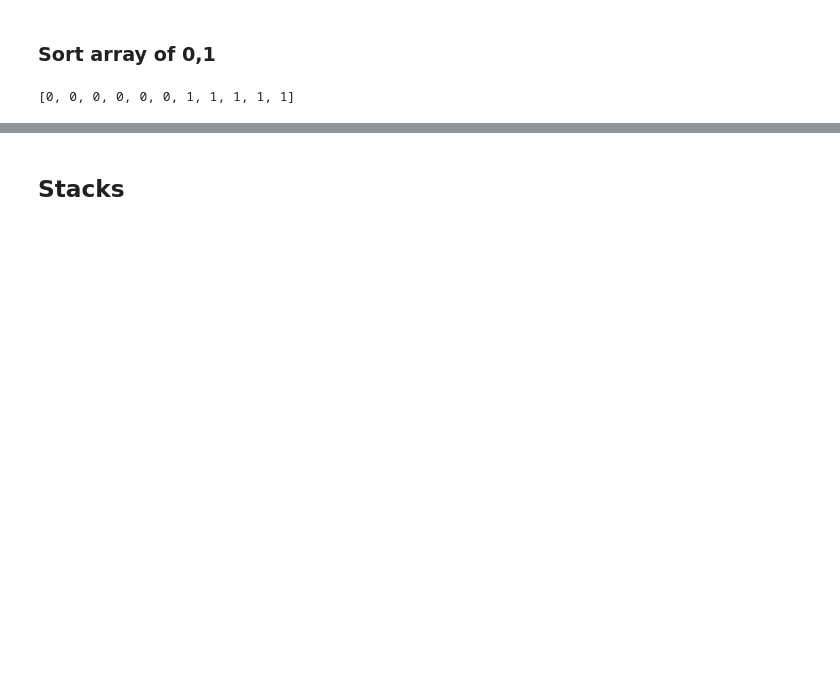
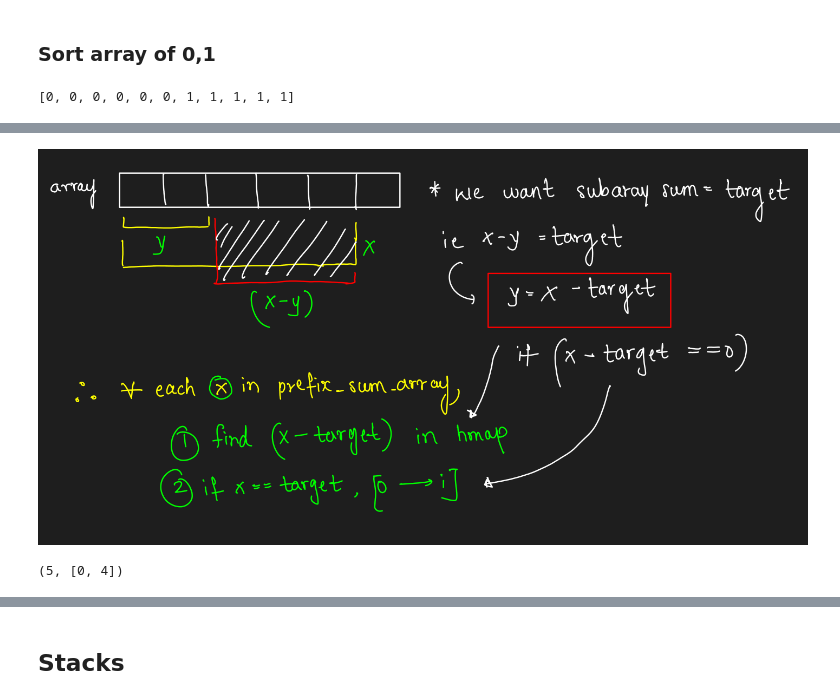
Before and after one commit to AshishSalaskar1/DS_Algo_Playground, a Jupyter notebook: Track/1Neuron_DSA.ipynb, the cells around one changed output, grey strips where cells are left out. Cells and saved outputs as stored; diff of their text form; code cells hidden in the pictures; blank space fills up the shorter version.

```diff
--- a/Track/1Neuron_DSA.ipynb
+++ b/Track/1Neuron_DSA.ipynb
@@ -78,0 +173,4 @@ Q> Why swap(hi--,mid), swap(lo++,mid++)
+# %%
+display(Image.open('src/max_len_subarray_sum.png'))
+# %% [output]
+[figure, added]
@@ -78,0 +201,7 @@ Q> Why swap(hi--,mid), swap(lo++,mid++)
+# %%
+arr = [5,6,-5,5,3,5,3,-2,0]
+arr = [5,5,-5,-5,2]
+# longest_subarray_target(arr, 8)
+longest_subarray_target(arr, 2)
+# %% [output]
+(5, [0, 4])
```
Also changed, not shown: parts of 31 cells of this notebook, 3 other files.
